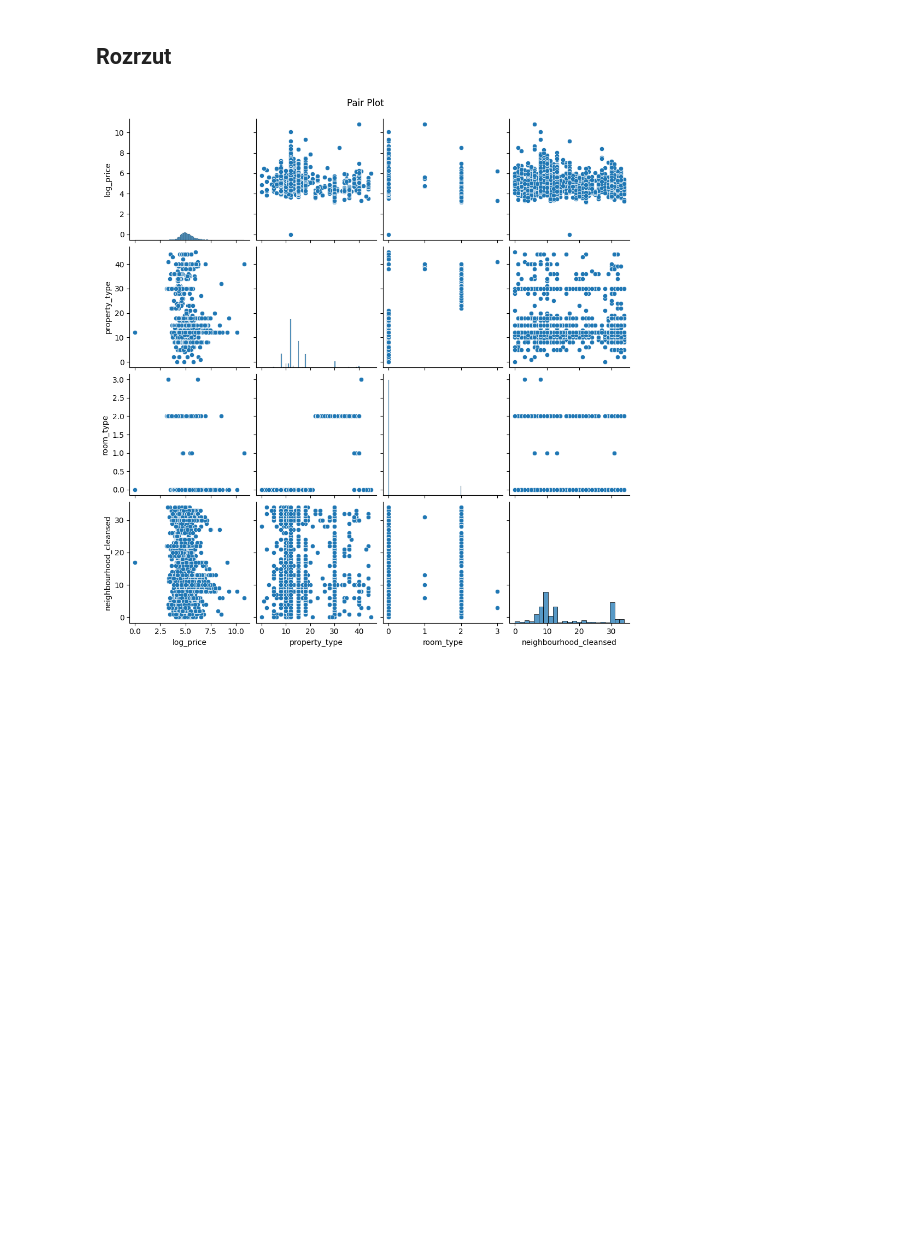
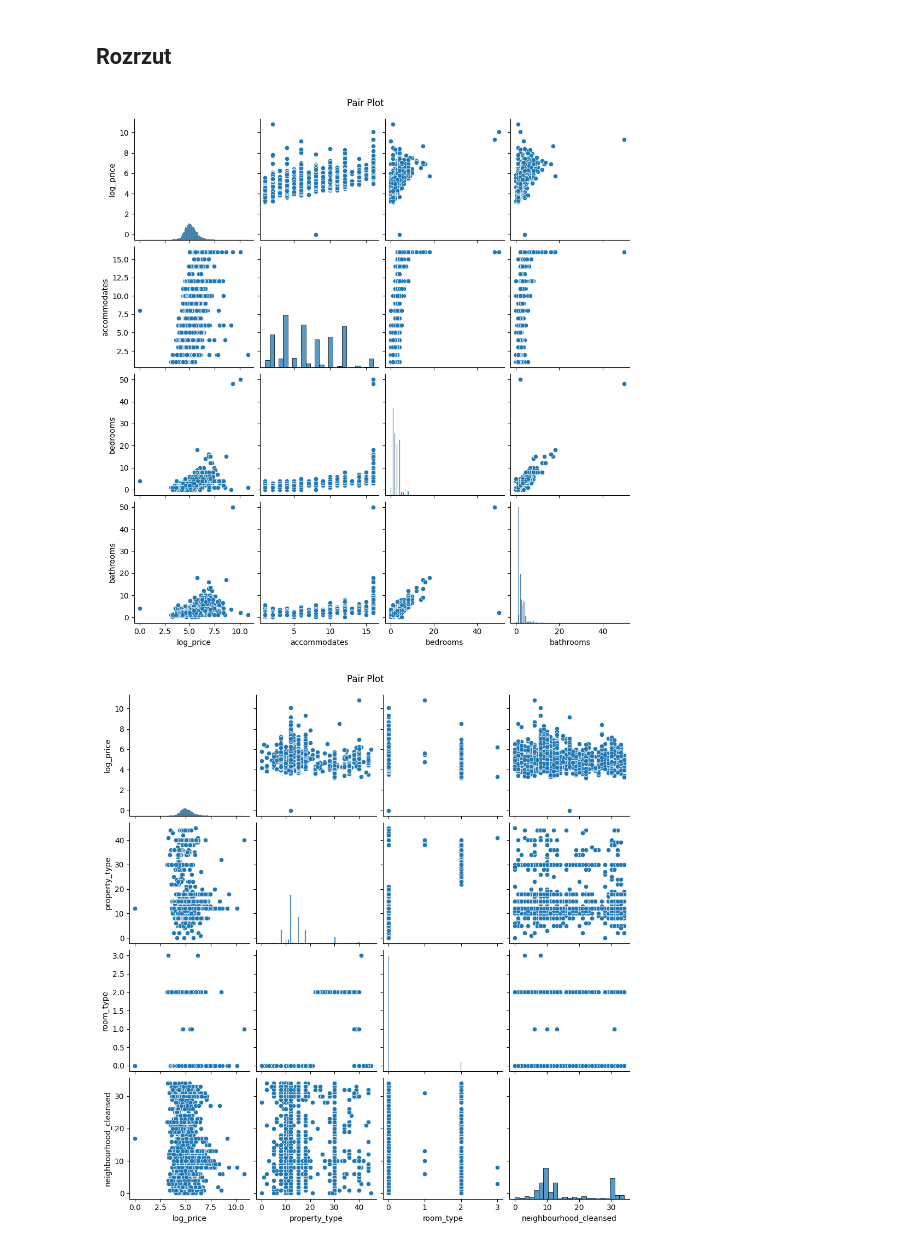
Before and after one commit to pitersbro/zzz, a Jupyter notebook: prbd_1.ipynb, the cells around one changed output. Saved outputs shown, nothing was run; the diff lists cells and outputs as text; code cells hidden in the pictures; blank space fills up the shorter version.

```diff
--- a/prbd_1.ipynb
+++ b/prbd_1.ipynb
@@ -412,6 +425,10 @@ nv.transformer.data.heatmap(exclude_cols=exclude)
 ## Rozrzut
 # %%
 data = nv.transformer.data
+# %%
+data.pair_plot(include_cols=['log_price', 'accommodates', 'bedrooms', 'bathrooms'])
+# %% [output]
+[figure, added]
 # %%
 data.pair_plot(include_cols=['log_price', 'property_type', 'room_type', 'neighbourhood_cleansed'])
 # %% [output]
```
Also changed, not shown: parts of 9 cells of this notebook, 1 other file.
